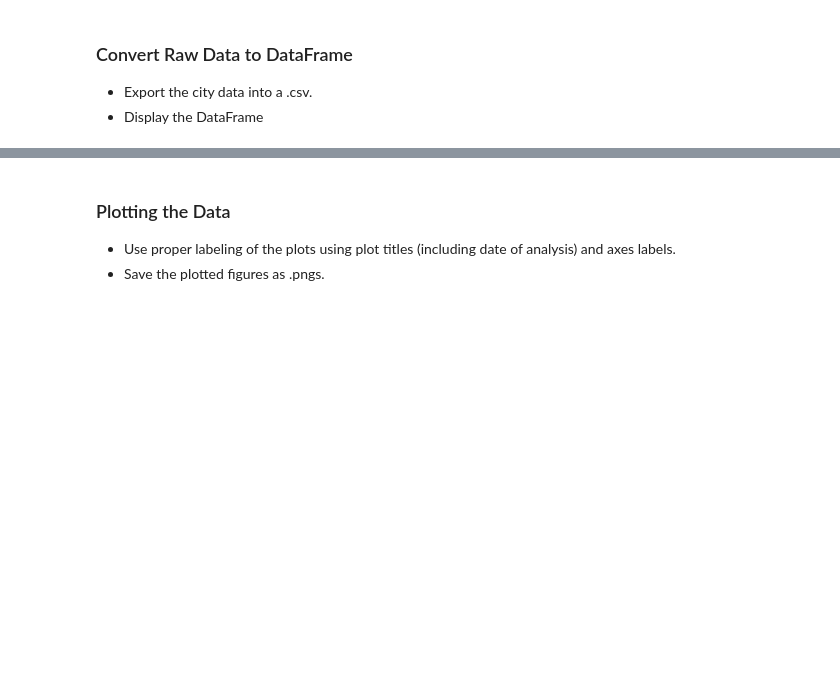
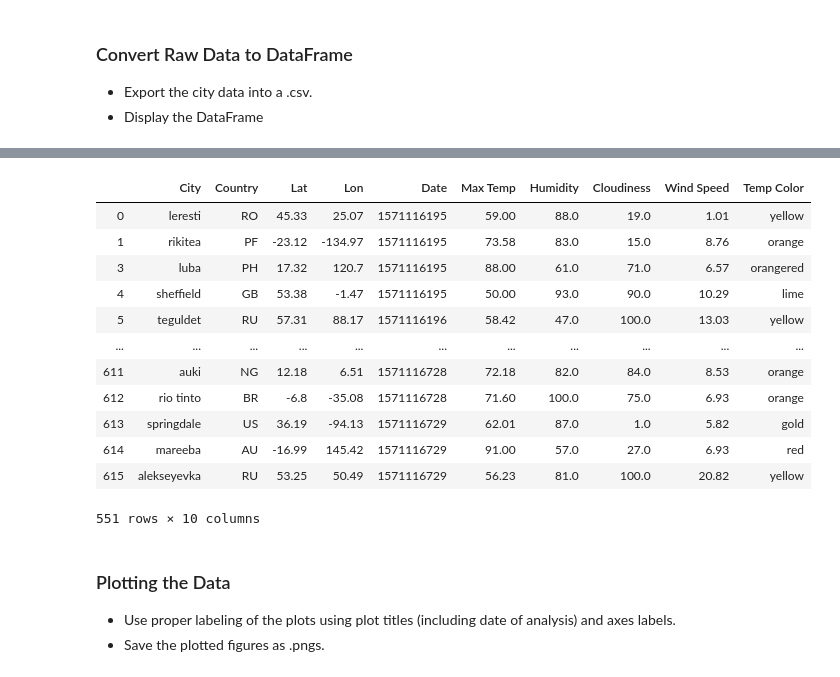
Before and after one commit to gkumar24/DataViz-HW06-PythonAPI, a Jupyter notebook: WeatherPy/WeatherPy.ipynb, the cells around one changed output, grey strips where cells are left out. Saved outputs shown, nothing was run; the diff lists cells and outputs as text; code cells hidden in the pictures; blank space fills up the shorter version.

```diff
--- a/WeatherPy/WeatherPy.ipynb
+++ b/WeatherPy/WeatherPy.ipynb
@@ -62,3 +239,40 @@ len(cities)
+# %%
+# Adding additional fields for Ploting
+# lowest temp recorded at groundlevel −128.6 °F
+# highest temp. recorded at groundlevel 136 °F
+#Create Bins for Temperature
+temp_F_bins = [-150,-20,-10,0,10,20,30,40,50,60,70,80,90,100,110,200]
+
+if units == "standard":
+    temp_bins = [(((F-32) * (5/9)) + 273.15) for F in temp_F_bins]
+
+if units == "metric":
+    temp_bins = [((F-32) * (5/9)) for F in temp_F_bins]
+
+if units == "imperial":
+    temp_bins = temp_F_bins
+
+# Create labels for the each of the bins
+temp_color = ["violet","megenta", "darkviolet", "mediumblue", "royalblue", "skyblue", "cyan", "lime", "yellow","gold","orange", "orangered", "red", "firebrick", "brown"]
+
+#Assign each age, a age group, and store it in a new field.
+cities_df["Temp Color"] = pd.cut(cities_df["Max Temp"], temp_bins, labels=temp_color)
+# cities_df["Temp Color"] = "red"
+cities_df
+# %% [output]
+|  | City | Country | Lat | Lon | Date | Max Temp | Humidity | Cloudiness | Wind Speed | Temp Color |
+| 0 | leresti | RO | 45.33 | 25.07 | 1571116195 | 59.00 | 88.0 | 19.0 | 1.01 | yellow |
+| 1 | rikitea | PF | -23.12 | -134.97 | 1571116195 | 73.58 | 83.0 | 15.0 | 8.76 | orange |
+| 3 | luba | PH | 17.32 | 120.7 | 1571116195 | 88.00 | 61.0 | 71.0 | 6.57 | orangered |
+| 4 | sheffield | GB | 53.38 | -1.47 | 1571116195 | 50.00 | 93.0 | 90.0 | 10.29 | lime |
+| 5 | teguldet | RU | 57.31 | 88.17 | 1571116196 | 58.42 | 47.0 | 100.0 | 13.03 | yellow |
+| ... | ... | ... | ... | ... | ... | ... | ... | ... | ... | ... |
+| 611 | auki | NG | 12.18 | 6.51 | 1571116728 | 72.18 | 82.0 | 84.0 | 8.53 | orange |
+| 612 | rio tinto | BR | -6.8 | -35.08 | 1571116728 | 71.60 | 100.0 | 75.0 | 6.93 | orange |
+| 613 | springdale | US | 36.19 | -94.13 | 1571116729 | 62.01 | 87.0 | 1.0 | 5.82 | gold |
+| 614 | mareeba | AU | -16.99 | 145.42 | 1571116729 | 91.00 | 57.0 | 27.0 | 6.93 | red |
+| 615 | alekseyevka | RU | 53.25 | 50.49 | 1571116729 | 56.23 | 81.0 | 100.0 | 20.82 | yellow |
+551 rows × 10 columns
 # %% [markdown]
 ### Plotting the Data
 * Use proper labeling of the plots using plot titles (including date of analysis) and axes labels.
```
Also changed, not shown: parts of 17 cells of this notebook, 5 other files.
